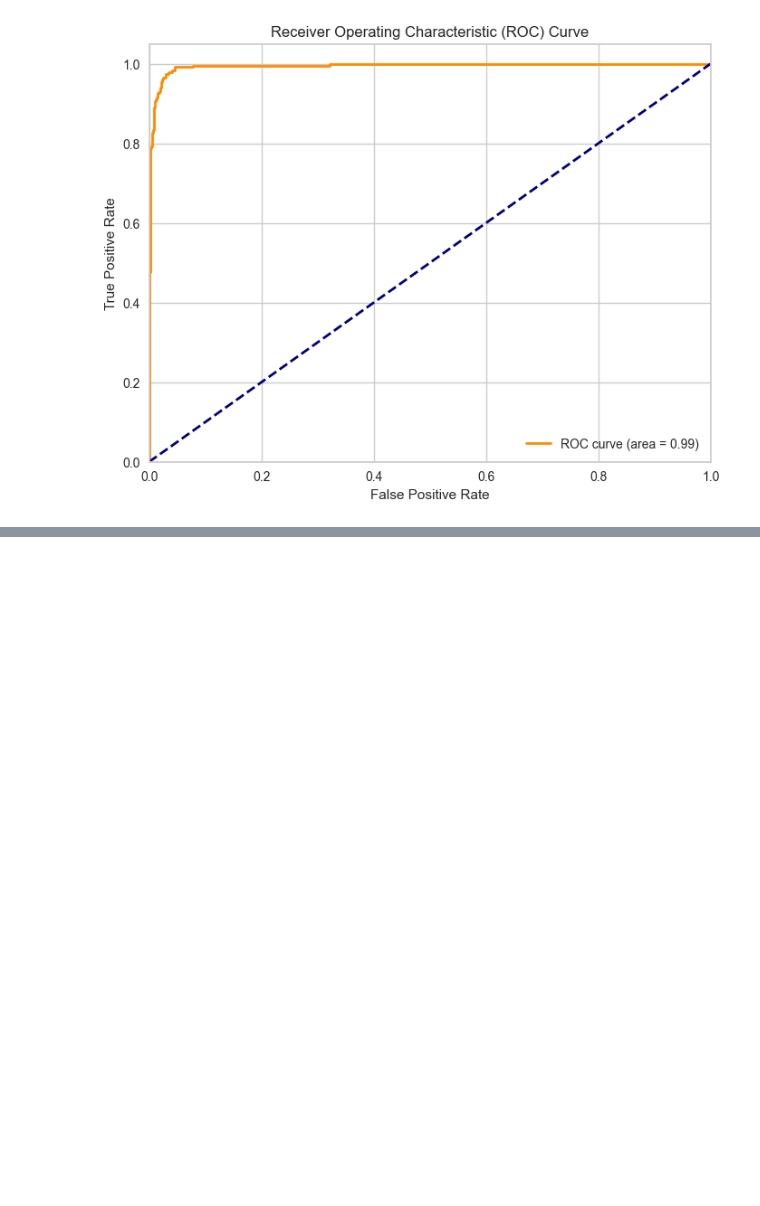
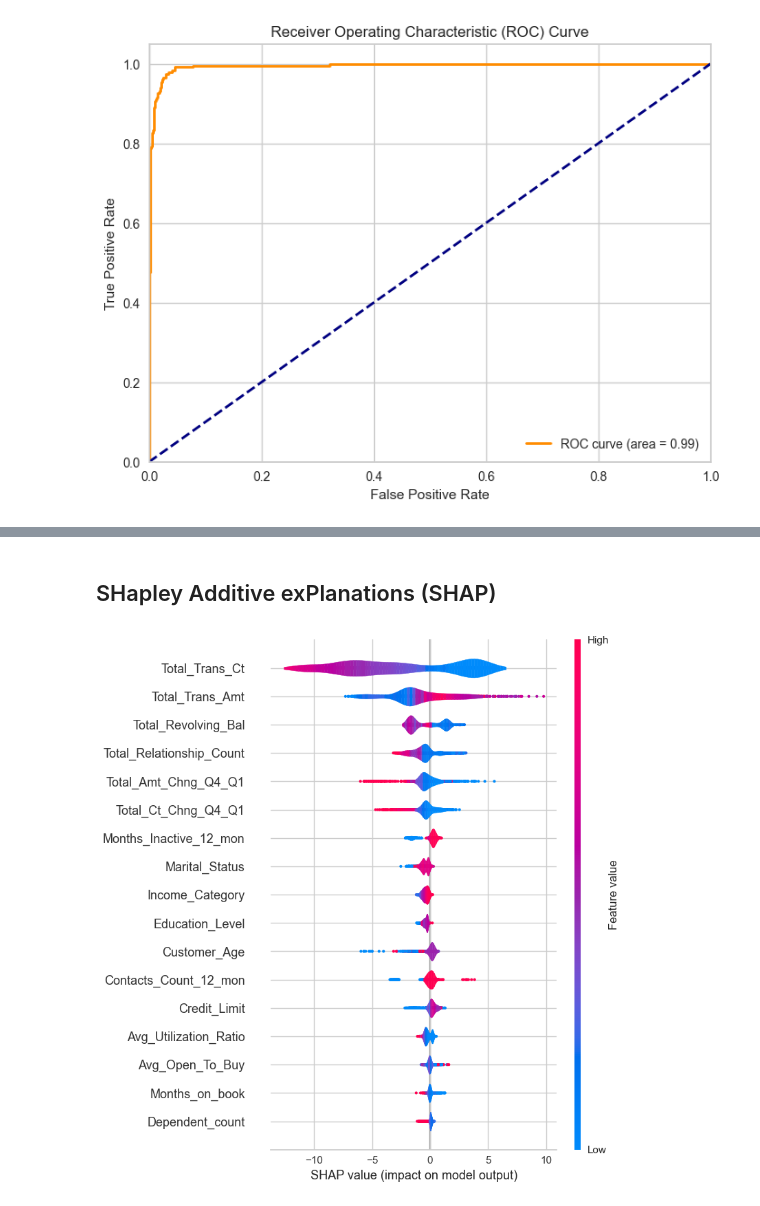
Before and after one commit to McGill-MMA-EnterpriseAnalytics/customer_churn_2024, a Jupyter notebook: Modelling/CatBoost.ipynb, the cells around one changed output, grey strips where cells are left out. Cells and saved outputs as stored; diff of their text form; code cells hidden in the pictures; blank space fills up the shorter version.

```diff
--- a/Modelling/CatBoost.ipynb
+++ b/Modelling/CatBoost.ipynb
@@ -284,0 +380,15 @@ plt.show()
+# %% [markdown]
+## SHapley Additive exPlanations (SHAP)
+# %%
+import shap
+
+# Create object that can calculate shap values
+explainer = shap.TreeExplainer(model_optuna)
+
+# Calculate Shap values for the validation set
+shap_values = explainer.shap_values(X_val)
+
+# Plot the SHAP values with a violin plot
+shap.summary_plot(shap_values, X_val, plot_type="violin")
+# %% [output]
+[figure, added]
```
Also changed, not shown: parts of 6 cells of this notebook, 12 other files.
